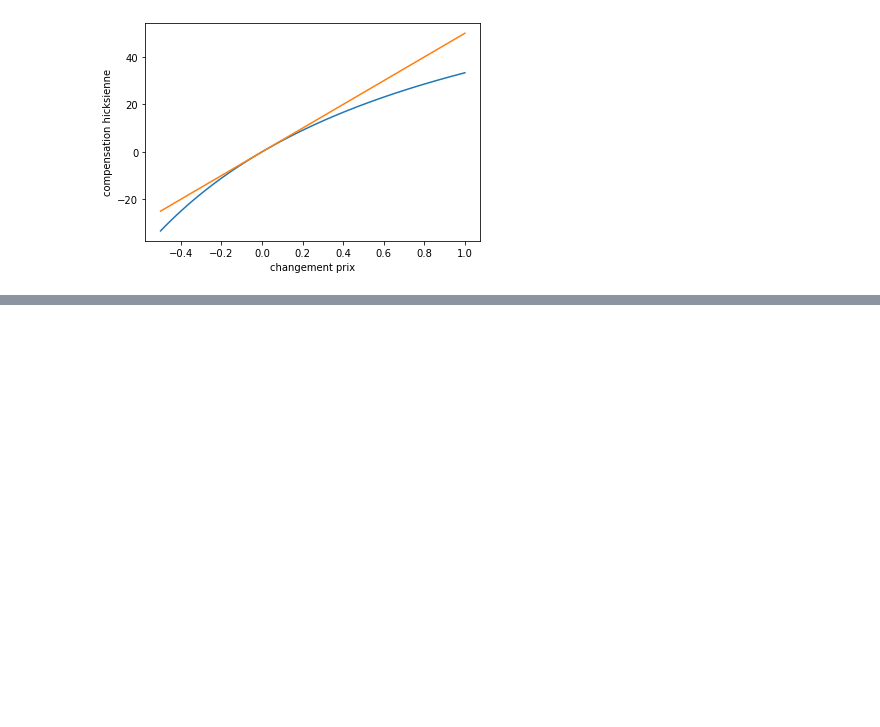
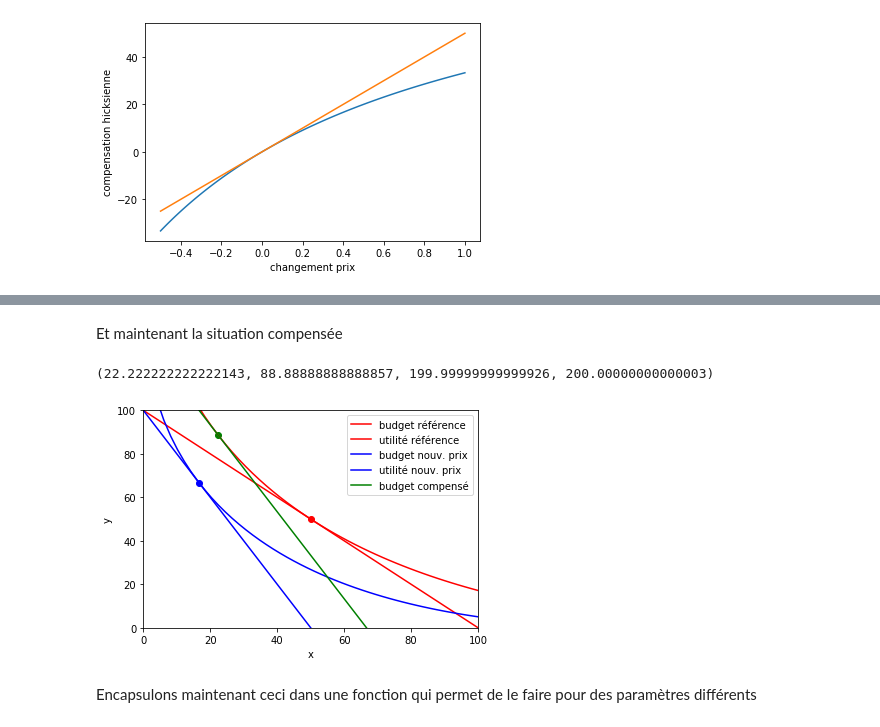
Before and after one commit to pcmichaud/micro, a Jupyter notebook: notebooks/PriceEffectTutorial.ipynb, the cells around one changed output, grey strips where cells are left out. Cells and saved outputs as stored; diff of their text form; code cells hidden in the pictures; blank space fills up the shorter version.

```diff
--- a/notebooks/PriceEffectTutorial.ipynb
+++ b/notebooks/PriceEffectTutorial.ipynb
@@ -105,0 +140,37 @@ plt.show()
+# %%
+budget_hat = I/py - px_hat/py * xs
+udif_hat = indf(vhat,xs,rho)
+# %% [markdown]
+Et maintenant la situation compensée
+# %%
+Icmp = I + bisect(slack,0,I,args=(px,px_hat-px,py,I,rho))
+# %%
+xcmp = xstar(px_hat,py,Icmp,rho)
+ycmp = ystar(px_hat,py,Icmp,rho)
+vcmp = vstar(px_hat,py,Icmp,rho)
+xcmp,ycmp,vcmp,vref
+# %% [output]
+(22.222222222222143, 88.88888888888857, 199.99999999999926, 200.00000000000003)
+# %%
+budget_cmp = Icmp/py - px_hat/py*xs
+udif_cmp = indf(vcmp,xs,rho)
+# %%
+plt.figure()
+plt.plot(xs,budget_ref,label='budget référence',color='r')
+plt.plot(xs,udif_ref,label='utilité référence',color='r')
+plt.scatter(xref,yref,color='r')
+plt.plot(xs,budget_hat,label='budget nouv. prix',color='b')
+plt.plot(xs,udif_hat,label='utilité nouv. prix',color='b')
+plt.scatter(xhat,yhat,color='b')
+plt.plot(xs,budget_cmp,label='budget compensé',color='g')
+plt.scatter(xcmp,ycmp,color='g')
+plt.legend()
+plt.xlabel('x')
+plt.ylabel('y')
+plt.ylim([0, I/py])
+plt.xlim([0, I/px])
+plt.show()
+# %% [output]
+[figure, added]
+# %% [markdown]
+Encapsulons maintenant ceci dans une fonction qui permet de le faire pour des paramètres différents
```
Also changed, not shown: parts of 24 cells of this notebook, 11 other files.
